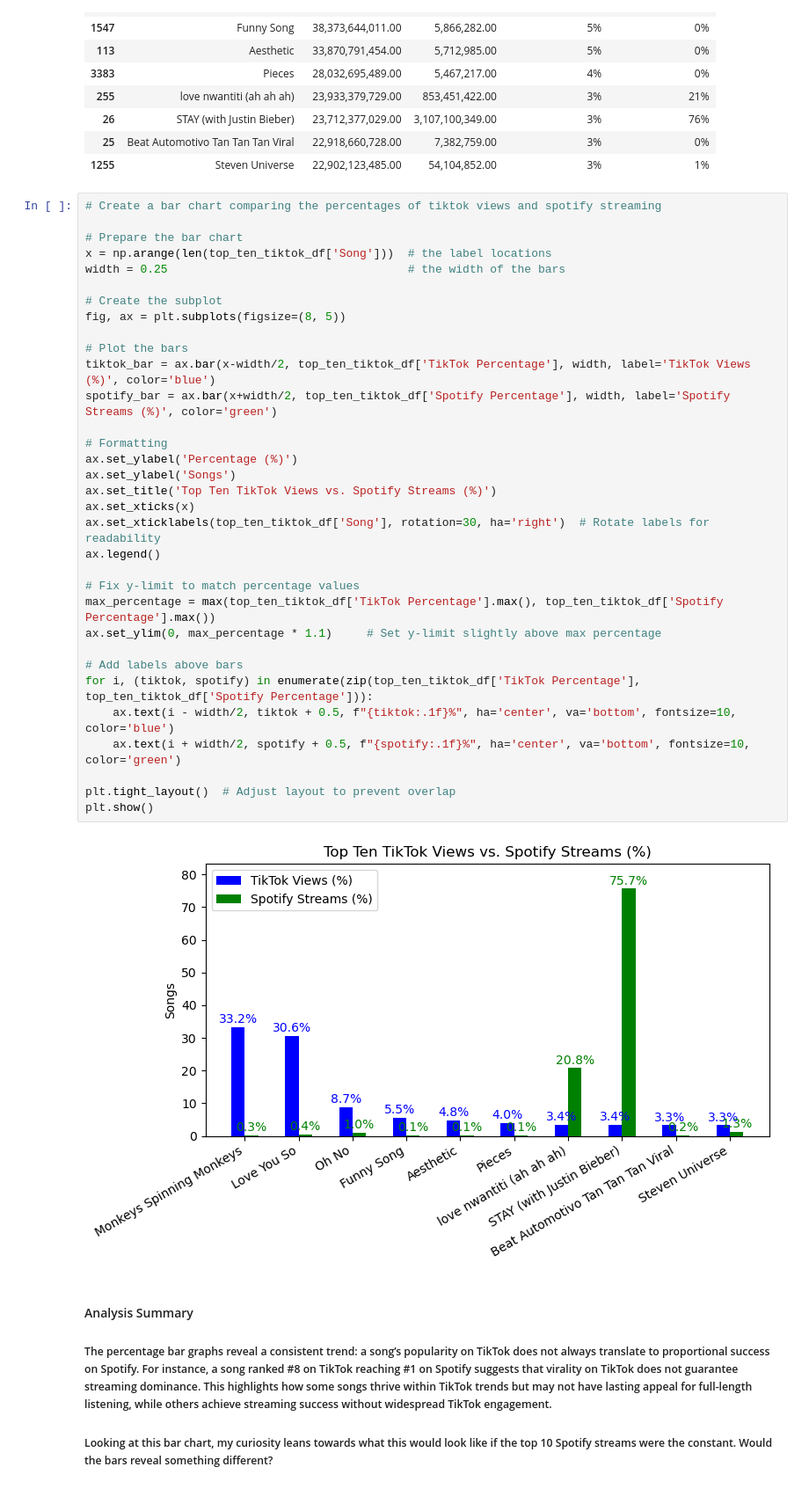
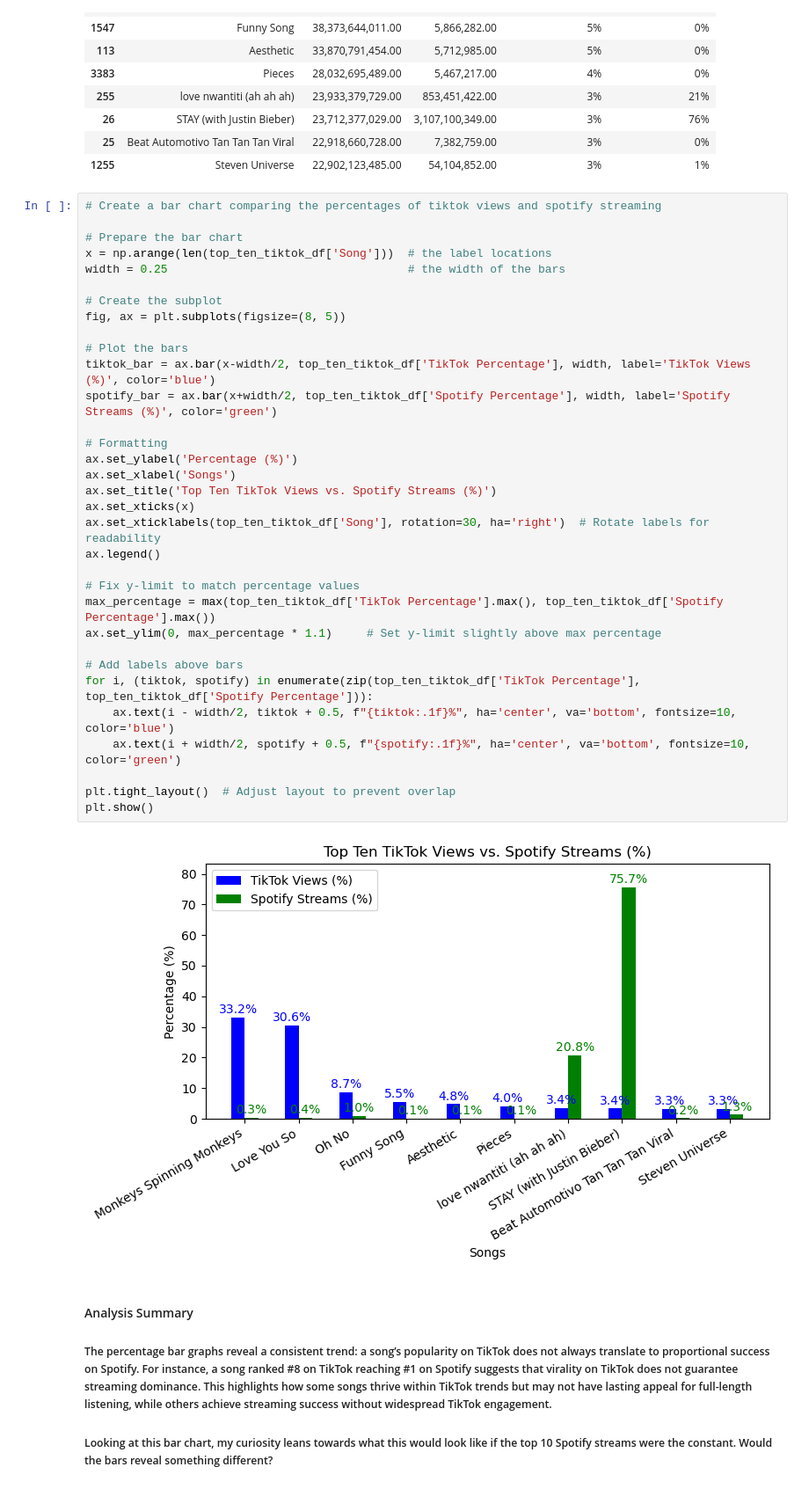
Before and after one commit to qstibbins/project-1, a Jupyter notebook: TikTok Views vs. Spotify Streams.ipynb, the cells around one changed output. Shown at 88% size. Cells and saved outputs as stored; diff of their text form.

```diff
--- a/TikTok Views vs. Spotify Streams.ipynb
+++ b/TikTok Views vs. Spotify Streams.ipynb
@@ -438,35 +438,35 @@ formatted_ten_tiktok_df
 # Prepare the bar chart
 x = np.arange(len(top_ten_tiktok_df['Song']))  # the label locations
 width = 0.25                                   # the width of the bars
 
 # Create the subplot
 fig, ax = plt.subplots(figsize=(8, 5))
 
 # Plot the bars
 tiktok_bar = ax.bar(x-width/2, top_ten_tiktok_df['TikTok Percentage'], width, label='TikTok Views (%)', color='blue')
 spotify_bar = ax.bar(x+width/2, top_ten_tiktok_df['Spotify Percentage'], width, label='Spotify Streams (%)', color='green')
 
 # Formatting
 ax.set_ylabel('Percentage (%)')
-ax.set_ylabel('Songs')
+ax.set_xlabel('Songs')
 ax.set_title('Top Ten TikTok Views vs. Spotify Streams (%)')
 ax.set_xticks(x)
 ax.set_xticklabels(top_ten_tiktok_df['Song'], rotation=30, ha='right')  # Rotate labels for readability
 ax.legend()
 
 # Fix y-limit to match percentage values
 max_percentage = max(top_ten_tiktok_df['TikTok Percentage'].max(), top_ten_tiktok_df['Spotify Percentage'].max())
 ax.set_ylim(0, max_percentage * 1.1)     # Set y-limit slightly above max percentage
 
 # Add labels above bars
 for i, (tiktok, spotify) in enumerate(zip(top_ten_tiktok_df['TikTok Percentage'], top_ten_tiktok_df['Spotify Percentage'])):
     ax.text(i - width/2, tiktok + 0.5, f"{tiktok:.1f}%", ha='center', va='bottom', fontsize=10, color='blue')
     ax.text(i + width/2, spotify + 0.5, f"{spotify:.1f}%", ha='center', va='bottom', fontsize=10, color='green')
 
 plt.tight_layout()  # Adjust layout to prevent overlap
 plt.show()
 # %% [output]
-[figure, old version]
+[figure, new version]
 # %% [markdown]
 #### Analysis Summary
 ##### The percentage bar graphs reveal a consistent trend: a song’s popularity on TikTok does not always translate to proportional success on Spotify. For instance, a song ranked #8 on TikTok reaching #1 on Spotify suggests that virality on TikTok does not guarantee streaming dominance. This highlights how some songs thrive within TikTok trends but may not have lasting appeal for full-length listening, while others achieve streaming success without widespread TikTok engagement.
```
Also changed, not shown: parts of 1 cell of this notebook.
